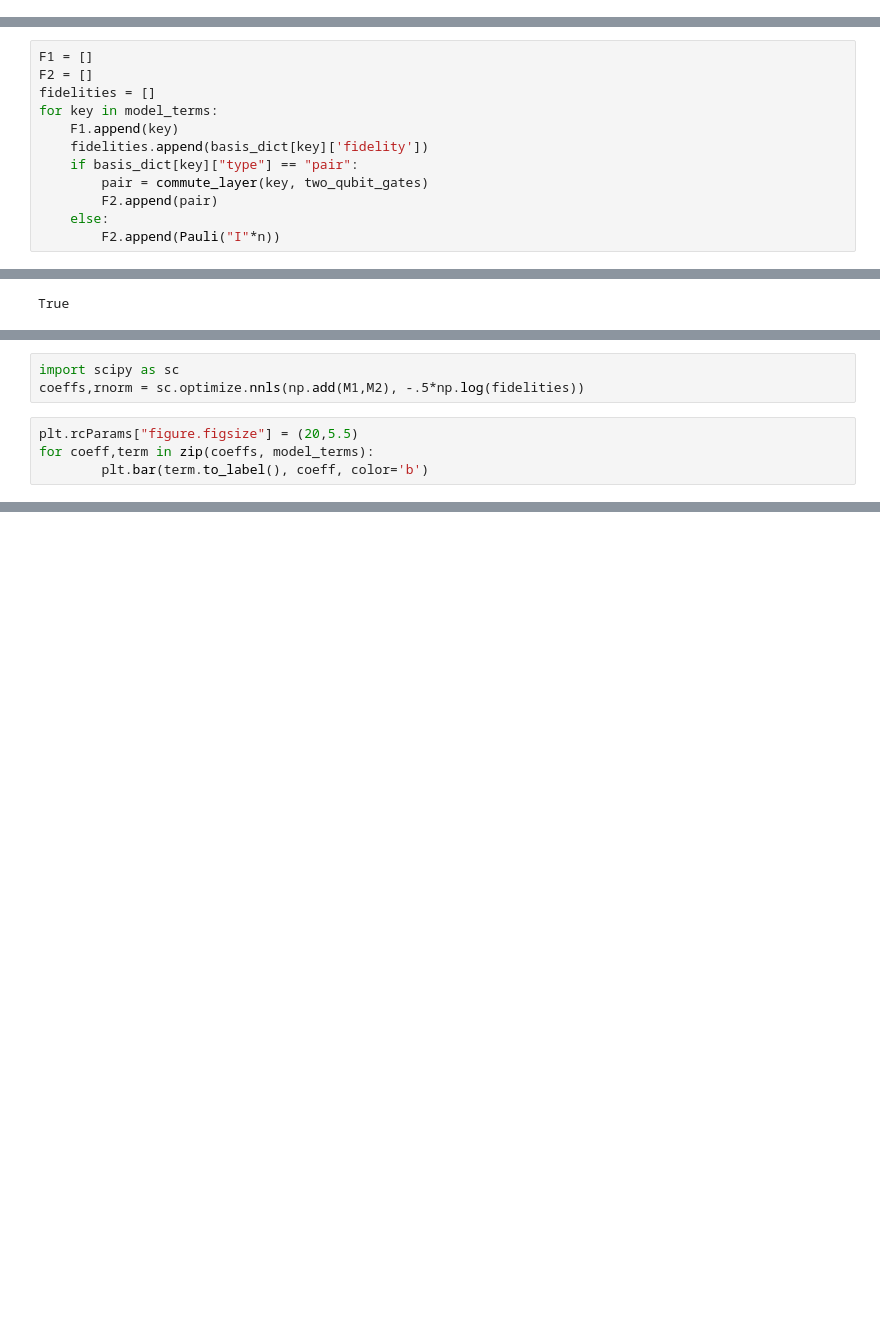
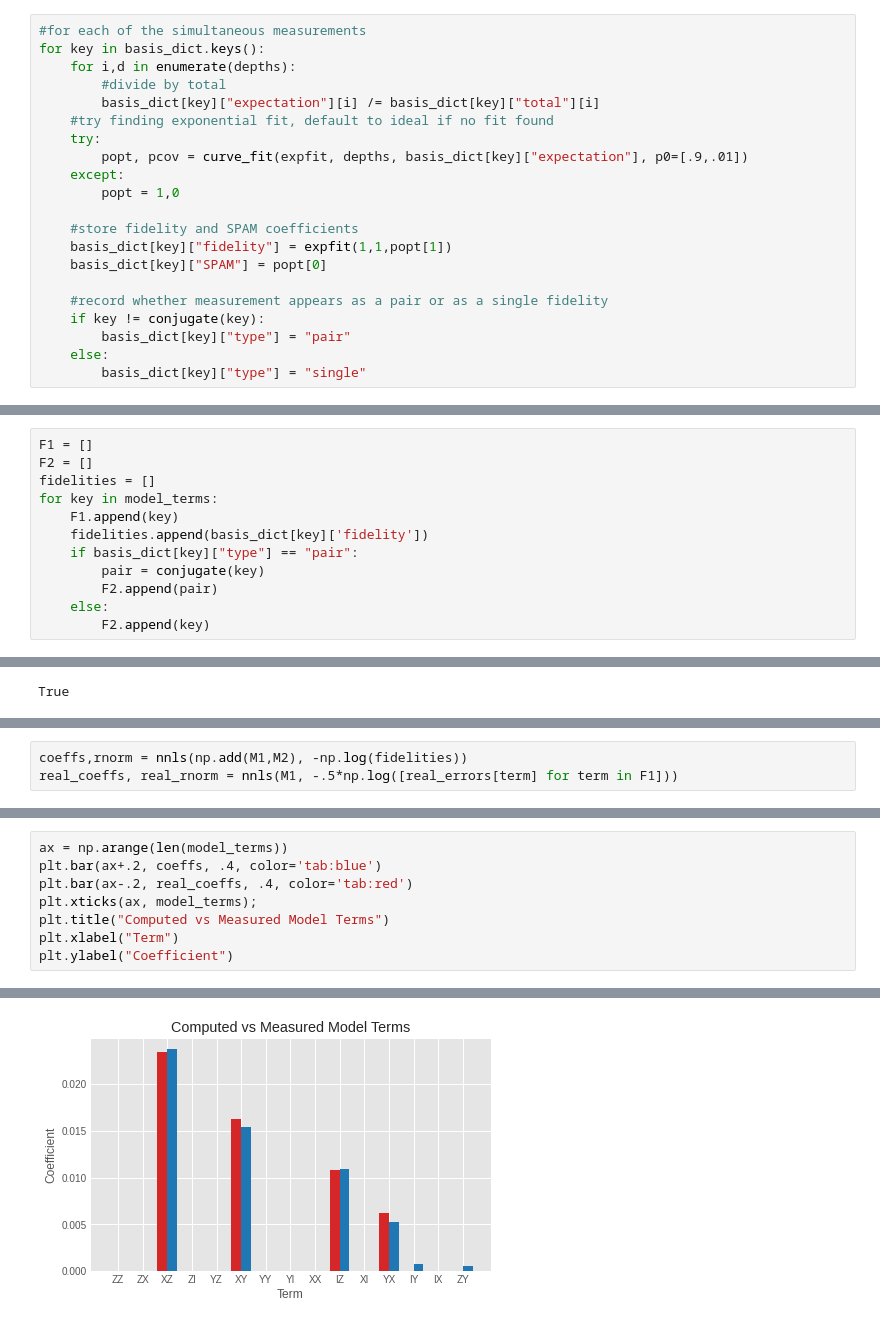
Before and after one commit to benmcdonough20/NEPEC_on_Hardware, a Jupyter notebook: FullProcedure/two_qubit_layer_learning.ipynb, the cells around one changed output, grey strips where cells are left out. Drawn from its saved outputs; the diff is of its cells as text; blank space fills up the shorter version.

```diff
--- a/FullProcedure/two_qubit_layer_learning.ipynb
+++ b/FullProcedure/two_qubit_layer_learning.ipynb
@@ -469,0 +427,21 @@ def display(*paulis):
+# %%
+#for each of the simultaneous measurements
+for key in basis_dict.keys():
+    for i,d in enumerate(depths):
+        #divide by total
+        basis_dict[key]["expectation"][i] /= basis_dict[key]["total"][i]
+    #try finding exponential fit, default to ideal if no fit found
+    try:
+        popt, pcov = curve_fit(expfit, depths, basis_dict[key]["expectation"], p0=[.9,.01])
+    except:
+        popt = 1,0
+
+    #store fidelity and SPAM coefficients
+    basis_dict[key]["fidelity"] = expfit(1,1,popt[1])
+    basis_dict[key]["SPAM"] = popt[0]
+
+    #record whether measurement appears as a pair or as a single fidelity
+    if key != conjugate(key):
+        basis_dict[key]["type"] = "pair"
+    else:
+        basis_dict[key]["type"] = "single"
@@ -483,7 +527,7 @@ for key in model_terms:
     F1.append(key)
     fidelities.append(basis_dict[key]['fidelity'])
     if basis_dict[key]["type"] == "pair":
-        pair = commute_layer(key, two_qubit_gates)
+        pair = conjugate(key)
         F2.append(pair)
     else:
-        F2.append(Pauli("I"*n))
+        F2.append(key)
@@ -498,7 +555,3 @@ True
 # %%
-import scipy as sc
-coeffs,rnorm = sc.optimize.nnls(np.add(M1,M2), -.5*np.log(fidelities))
+coeffs,rnorm = nnls(np.add(M1,M2), -np.log(fidelities))
+real_coeffs, real_rnorm = nnls(M1, -.5*np.log([real_errors[term] for term in F1]))
-# %%
-plt.rcParams["figure.figsize"] = (20,5.5)
-for coeff,term in zip(coeffs, model_terms):
-        plt.bar(term.to_label(), coeff, color='b')
@@ -506,0 +560,9 @@ for coeff,term in zip(coeffs, model_terms):
+# %%
+ax = np.arange(len(model_terms))
+plt.bar(ax+.2, coeffs, .4, color='tab:blue')
+plt.bar(ax-.2, real_coeffs, .4, color='tab:red')
+plt.xticks(ax, model_terms);
+plt.title("Computed vs Measured Model Terms")
+plt.xlabel("Term")
+plt.ylabel("Coefficient")
+# %% [output]
@@ -506,0 +570 @@ for coeff,term in zip(coeffs, model_terms):
+[figure, added]
```
Also changed, not shown: parts of 72 cells of this notebook, 1 other file.
